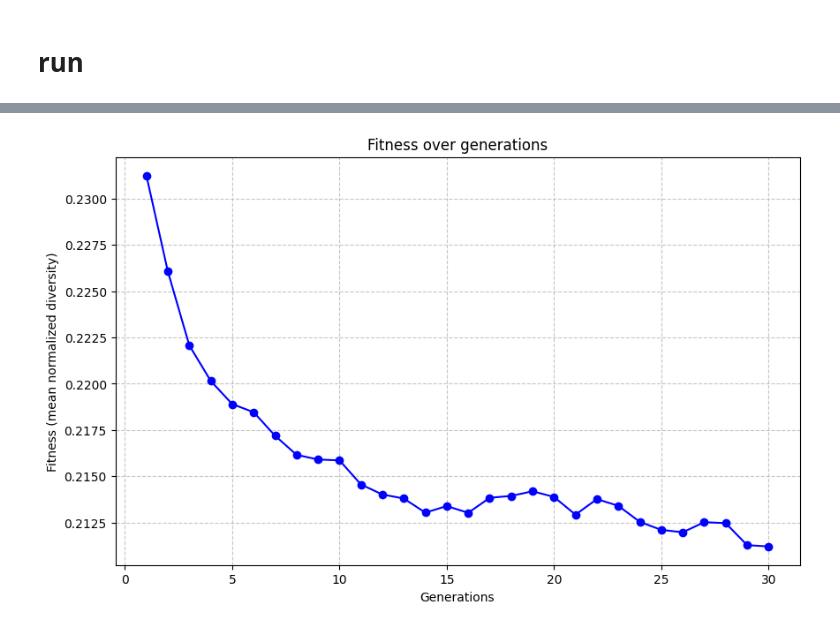
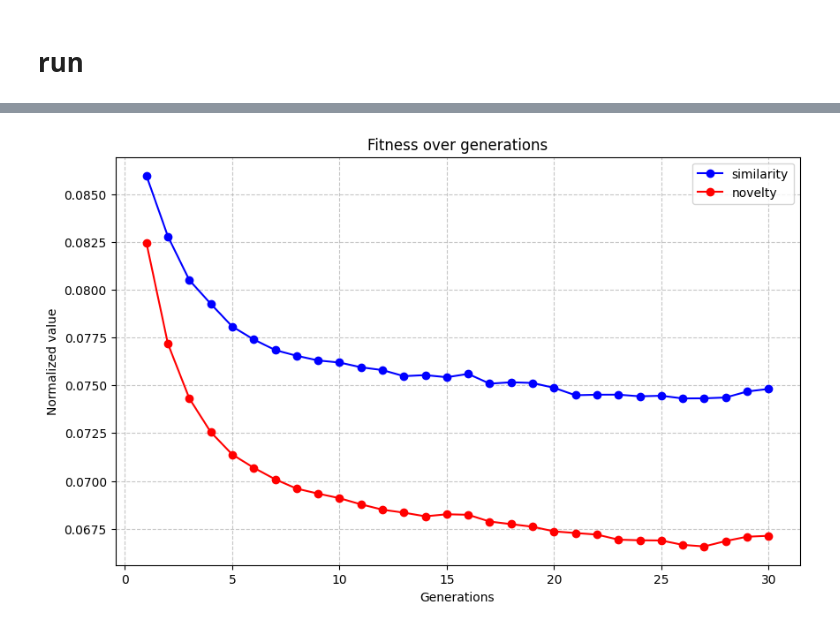
Before and after one commit to salomepoulain/ariel-zoo, a Jupyter notebook: zoo/diversity_EA.ipynb, the cells around one changed output, grey strips where cells are left out. Saved outputs shown, nothing was run; the diff lists cells and outputs as text; code cells hidden in the pictures.

```diff
--- a/zoo/diversity_EA.ipynb
+++ b/zoo/diversity_EA.ipynb
@@ -41,6 +37,22 @@ Jupyter environment detected. Enabling Open3D WebVisualizer.
 # %%
-#################################
+# Global var
 global_fitness_history = []
+global_novelty_history = []
+old_pop = []
+# EA settings
+config = EASettings()
+config.is_maximisation = False
+config.num_of_generations = 30
+config.target_population_size = 1000 # this is the starting population
+
+# evaluation settings
+similarity_config = ctk.create_similarity_config(
+    radius_strategy=ctk.RadiusStrategy.TREE_GLOBAL,
+    weighting_mode=ctk.WeightingMode.LINEAR,
+    max_tree_radius=3,
+    missing_data_mode=ctk.MissingDataMode.TREAT_AS_ZERO,
+    softmax_beta=1,
+)
 # %%
 def float_creep(
     individual: list[list[float]] | list[list[list[float]]],
@@ -297,28 +346,38 @@ Generation 9 - Mean fitness: 0.2159
 # %%
 ############################
 import matplotlib.pyplot as plt
 
 def plot_fitness_history():
     if not global_fitness_history:
         print("No fitness recorded for plotting")
         return
 
     generations = range(1, len(global_fitness_history) + 1)
 
     plt.figure(figsize=(10, 6))
     plt.plot(
         generations,
         global_fitness_history,
         marker='o',
         linestyle='-',
-        color='blue'
+        color='blue',
+        label="similarity"
     )
+    plt.plot(
+        generations,
+        global_novelty_history,
+        marker='o',
+        linestyle='-',
+        color='red',
+        label="novelty"
+    )
+    plt.legend(loc="upper right")
     plt.title('Fitness over generations')
     plt.xlabel('Generations')
-    plt.ylabel('Fitness (mean normalized diversity)')
+    plt.ylabel('Normalized value')
     plt.grid(True, linestyle='--', alpha=0.7)
     plt.show()
 
 plot_fitness_history()
 # %% [output]
-[figure, old version]
+[figure, new version]
```
Also changed, not shown: parts of 10 cells of this notebook, 3 other files.
